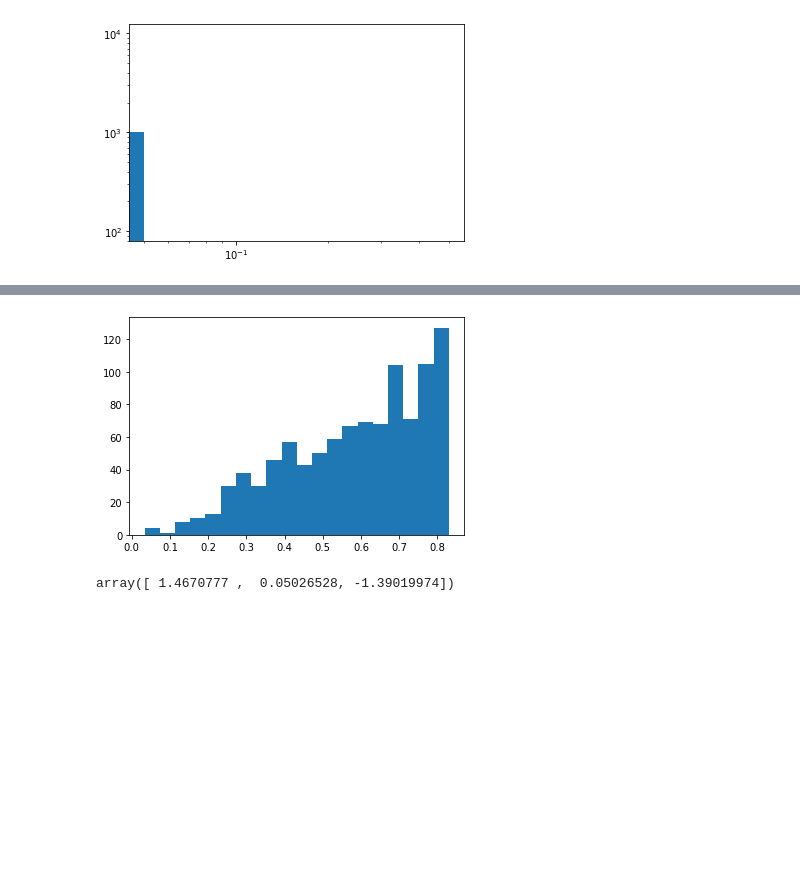
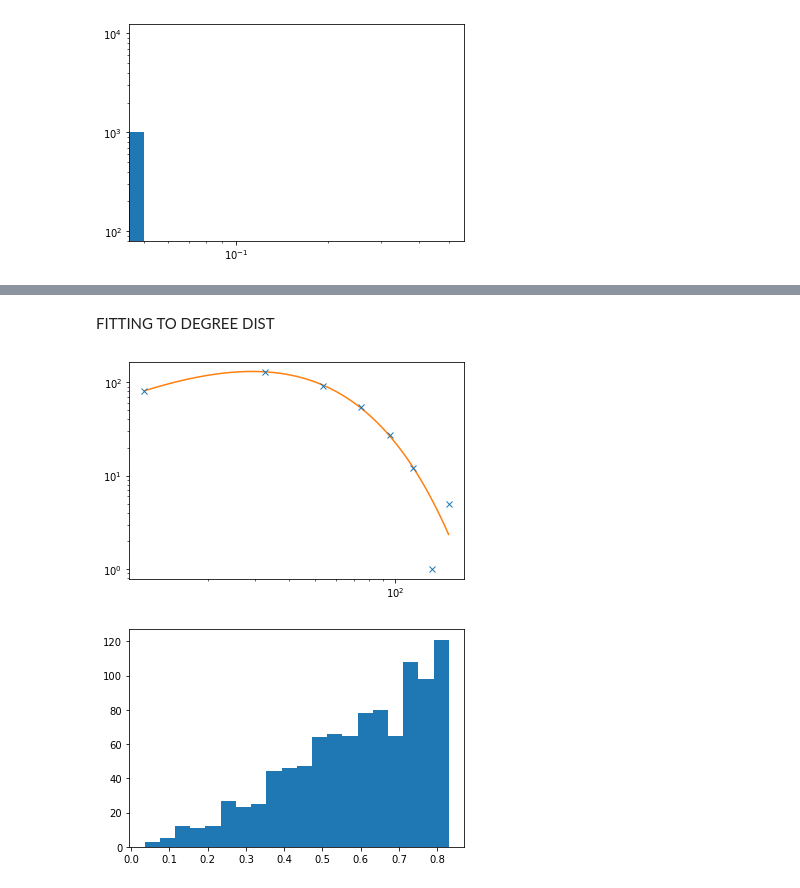
Before and after one commit to Dellapino/MSci-Project, a Jupyter notebook: testing network scaling.ipynb, the cells around one changed output, grey strips where cells are left out. Saved outputs shown, nothing was run; the diff lists cells and outputs as text; code cells hidden in the pictures; blank space fills up the shorter version.

```diff
--- a/testing network scaling.ipynb
+++ b/testing network scaling.ipynb
@@ -122,17 +168,16 @@ scale, _ = ns.compare_scale(ns.degree_func, degrees, scaly, False, False)
+# %% [markdown]
+FITTING TO DEGREE DIST
 # %%
-dfit, _ = ns.check_fit(ns.degree_func, ns.linear_binning, degrees, [8, False])
+dfit, _ = ns.check_fit(ns.degree_func, ns.linear_binning, degrees, [8, False], False, True, 'log')
 
 sample_dist = ns.degree_distribution(a = 0)
 samples = sample_dist.rvs(a = dfit[0], b = dfit[1], c = dfit[2], size = 1000)
 freqs, edges, _ = plt.hist(samples, bins = 20, density = 0)
 #plt.yscale('log')
 #plt.xscale('log')
 
 # for some reason the generated distribution, which was previously perfirming well
 # has now completely cahnged form
 # %% [output]
-[figure, old version]
+[figure, new version]
+[figure, added]
-# %%
-dfit
-# %% [output]
-array([ 1.4670777 ,  0.05026528, -1.39019974])
```
Also changed, not shown: parts of 14 cells of this notebook, 54 other files.
